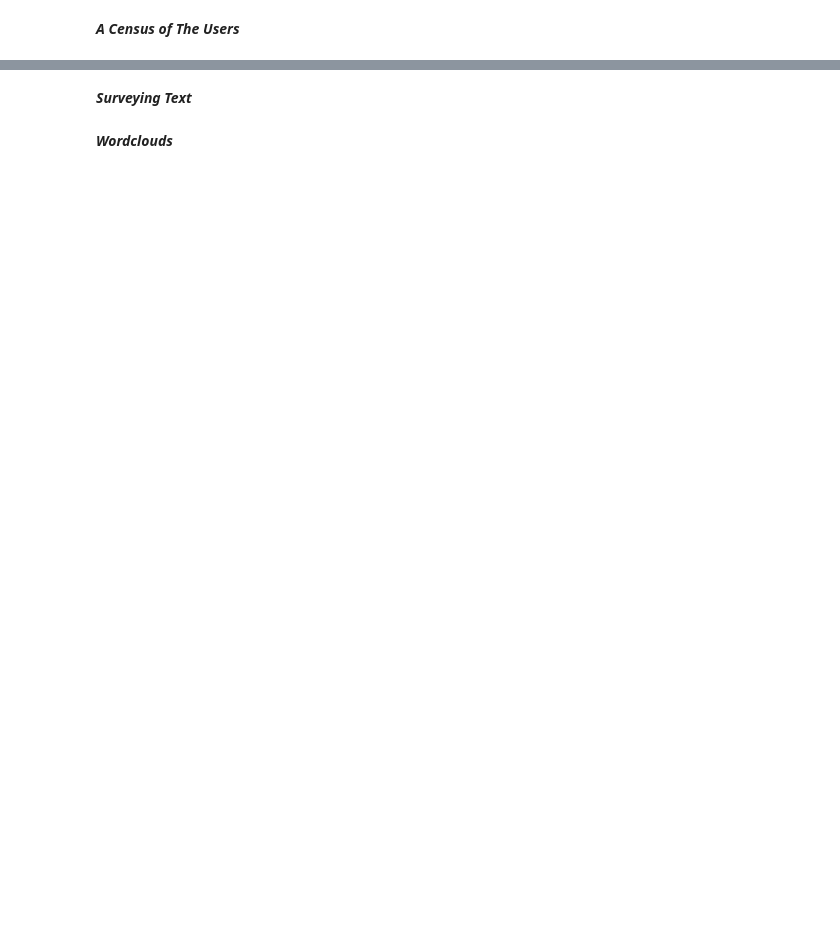
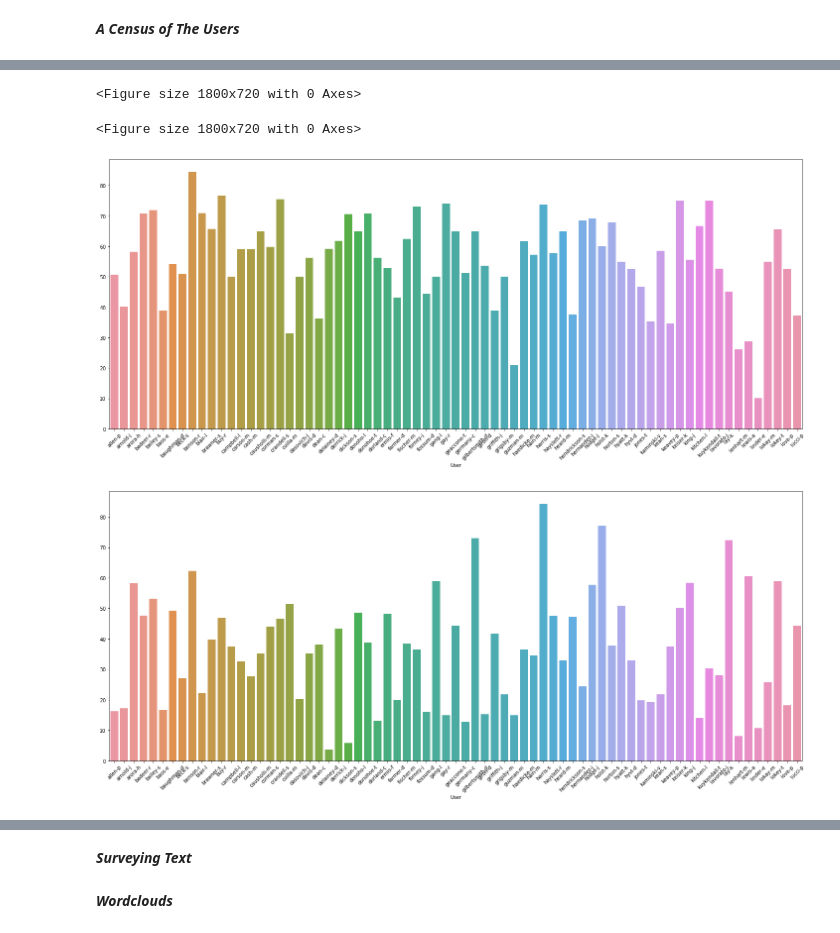
Before and after one commit to Data-Science-for-Linguists-2020/Smoking-Gun-Classification, a Jupyter notebook: Notebooks/Project_Report_4.ipynb, the cells around one changed output, grey strips where cells are left out. Cells and saved outputs as stored; diff of their text form; code cells hidden in the pictures; blank space fills up the shorter version.

```diff
--- a/Notebooks/Project_Report_4.ipynb
+++ b/Notebooks/Project_Report_4.ipynb
@@ -115,0 +149,3 @@ percentage of unique emails received: 25.130000000000003
+# %%
+toUsers = (((small_df.groupby("User")["To"].nunique())/small_df.groupby("User")["To"].count())*100)
+fromUsers = ((small_df.groupby("User")["From"].nunique())/small_df.groupby("User")["From"].count())*100
@@ -115,0 +183,13 @@ percentage of unique emails received: 25.130000000000003
+# %%
+plt.figure(figsize=(25,10))
+barUniqueSends = sns.barplot(x=toUsers.index, y=toUsers.values)
+barUniqueSends = barUniqueSends.set_xticklabels(barUniqueSends.get_xticklabels(), rotation=45)
+
+plt.figure(figsize=(25,10))
+barUniqueRecs = sns.barplot(x=fromUsers.index, y=fromUsers.values)
+barUniqueRecs = barUniqueRecs.set_xticklabels(barUniqueRecs.get_xticklabels(), rotation=45)
+# %% [output]
+<Figure size 1800x720 with 0 Axes>
+<Figure size 1800x720 with 0 Axes>
+[figure, added]
+[figure, added]
```
Also changed, not shown: parts of 21 cells of this notebook.
